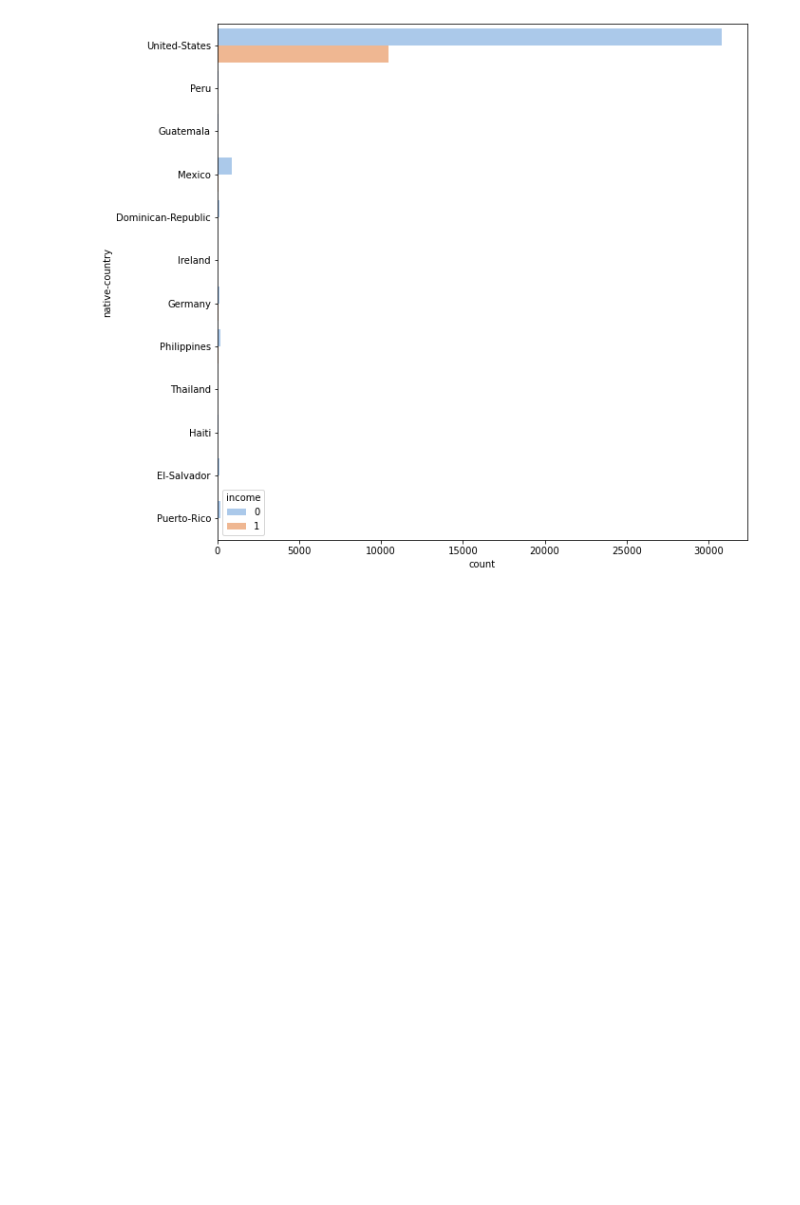
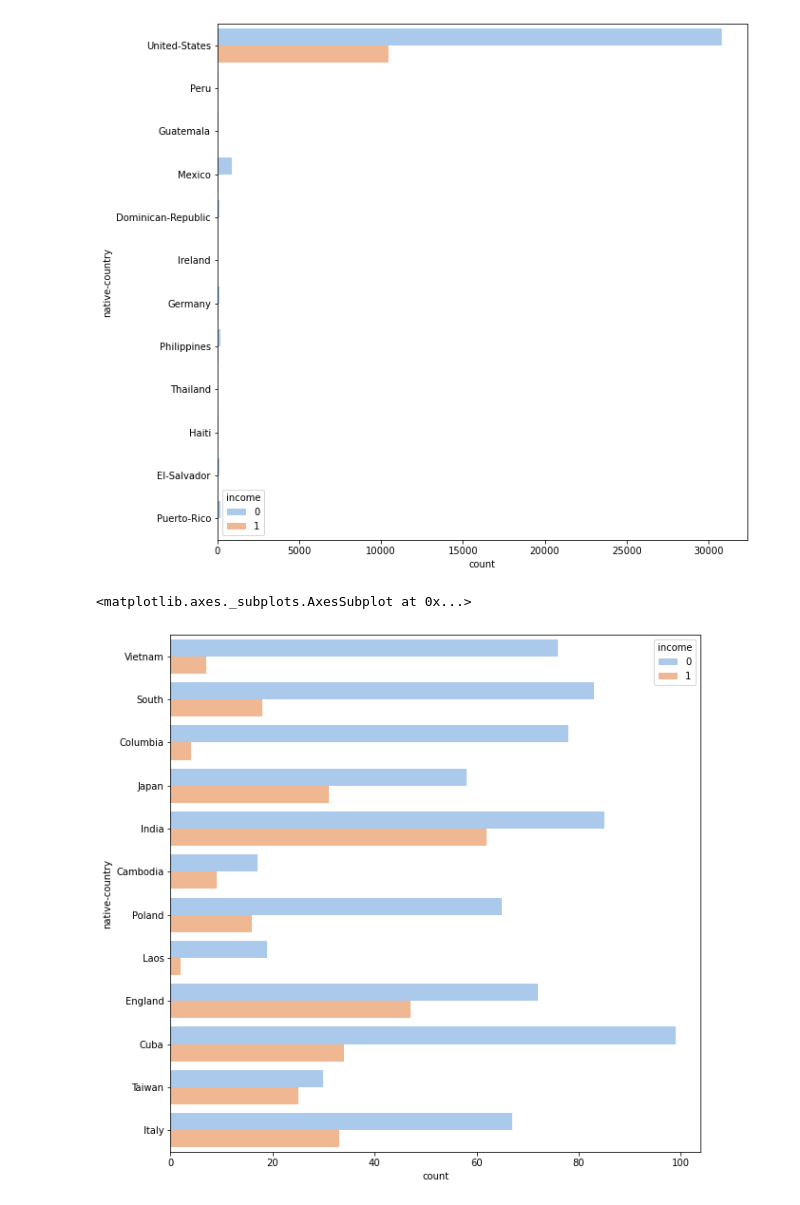
Before and after one commit to umamohantm/springboard, a Jupyter notebook: Story telling/Adult_Income.ipynb, the cells around one changed output. Saved outputs shown, nothing was run; the diff lists cells and outputs as text; code cells hidden in the pictures; blank space fills up the shorter version.

```diff
--- a/Story telling/Adult_Income.ipynb
+++ b/Story telling/Adult_Income.ipynb
@@ -135,3 +136,9 @@ sns.countplot(y="native-country", hue="income",data=df[(df['native-country']=='U
 # %% [output]
 <matplotlib.axes._subplots.AxesSubplot at 0x...>
 [figure]
+# %%
+plt.figure(figsize=(10,10))
+sns.countplot(y="native-country", hue="income",data=df[(df['native-country']=='Vietnam') |(df['native-country']=='South') | (df['native-country']=='Columbia') | (df['native-country']== 'Japan')| (df['native-country']=='India') | (df['native-country']== 'Cambodia') | (df['native-country']== 'Poland') | (df['native-country']== 'Laos') | (df['native-country']=='England') | (df['native-country']=='Cuba') | (df['native-country']== 'Taiwan') | (df['native-country']== 'Italy')],palette="pastel")
+# %% [output]
+<matplotlib.axes._subplots.AxesSubplot at 0x...>
+[figure, added]
```
Also changed, not shown: parts of 6 cells of this notebook.
